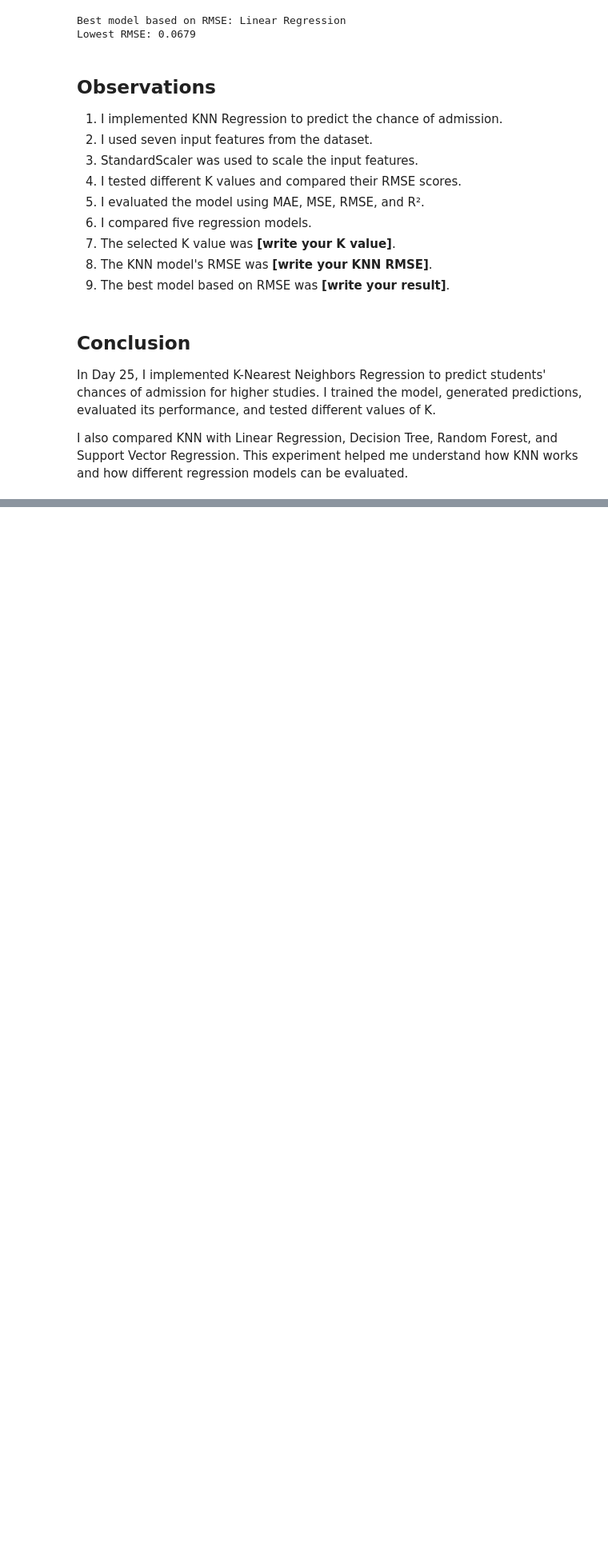
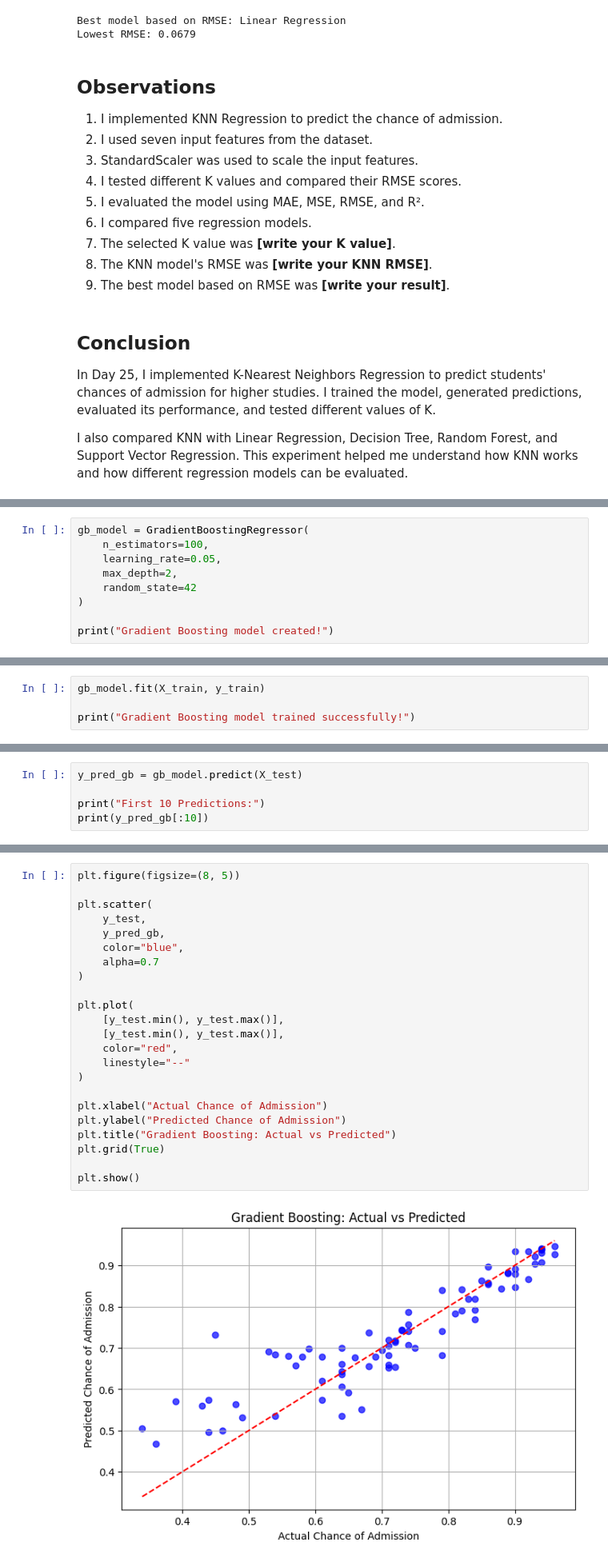
Before and after one commit to sumanamishra1120-ux/Chance-of-Admission-Higher-Studies, a Jupyter notebook: Chance_of_Admission_Higher_Studies.ipynb, the cells around one changed output, grey strips where cells are left out. Shown at 80% size. Cells and saved outputs as stored; diff of their text form; blank space fills up the shorter version.

Commit message:
Day 26: Implemented Gradient Boosting Regression and compared ML models

```diff
--- a/Chance_of_Admission_Higher_Studies.ipynb
+++ b/Chance_of_Admission_Higher_Studies.ipynb
@@ -4560,0 +4652,9 @@ I also compared KNN with Linear Regression, Decision Tree, Random Forest, and Su
+# %%
+gb_model = GradientBoostingRegressor(
+    n_estimators=100,
+    learning_rate=0.05,
+    max_depth=2,
+    random_state=42
+)
+
+print("Gradient Boosting model created!")
@@ -4560,0 +4663,4 @@ I also compared KNN with Linear Regression, Decision Tree, Random Forest, and Su
+# %%
+gb_model.fit(X_train, y_train)
+
+print("Gradient Boosting model trained successfully!")
@@ -4560,0 +4669,5 @@ I also compared KNN with Linear Regression, Decision Tree, Random Forest, and Su
+# %%
+y_pred_gb = gb_model.predict(X_test)
+
+print("First 10 Predictions:")
+print(y_pred_gb[:10])
@@ -4560,0 +4716,25 @@ I also compared KNN with Linear Regression, Decision Tree, Random Forest, and Su
+# %%
+plt.figure(figsize=(8, 5))
+
+plt.scatter(
+    y_test,
+    y_pred_gb,
+    color="blue",
+    alpha=0.7
+)
+
+plt.plot(
+    [y_test.min(), y_test.max()],
+    [y_test.min(), y_test.max()],
+    color="red",
+    linestyle="--"
+)
+
+plt.xlabel("Actual Chance of Admission")
+plt.ylabel("Predicted Chance of Admission")
+plt.title("Gradient Boosting: Actual vs Predicted")
+plt.grid(True)
+
+plt.show()
+# %% [output]
+[figure, added]
```
Also changed, not shown: parts of 19 cells of this notebook.
